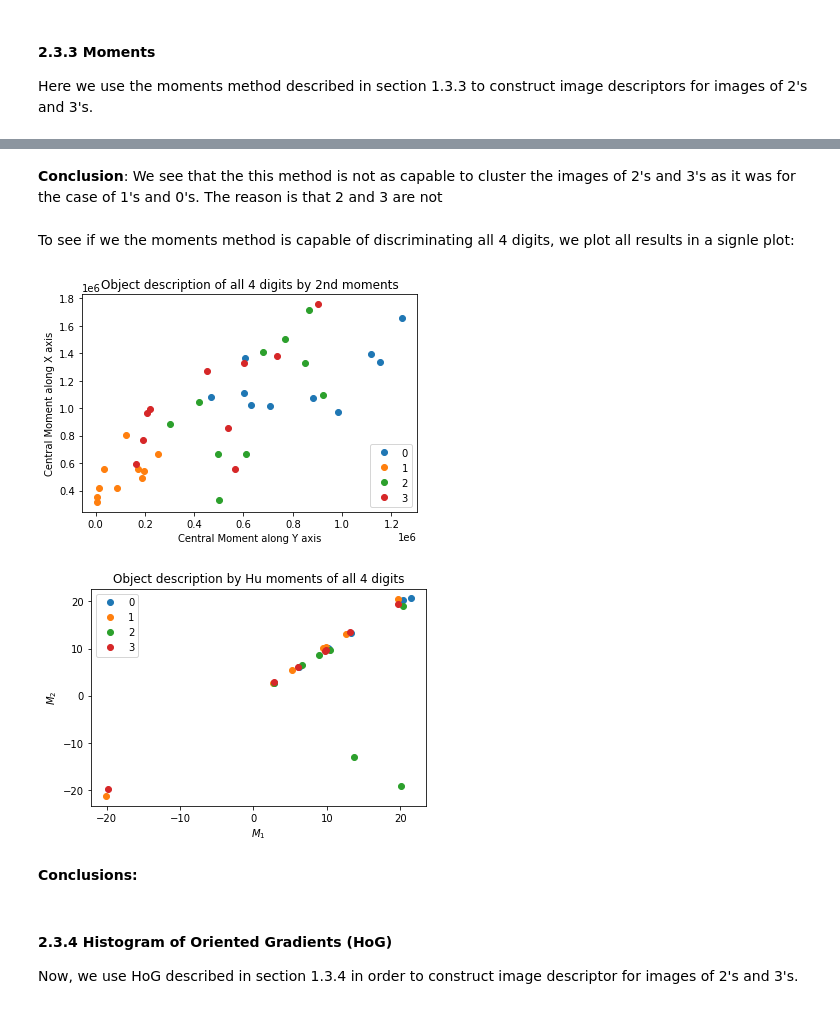
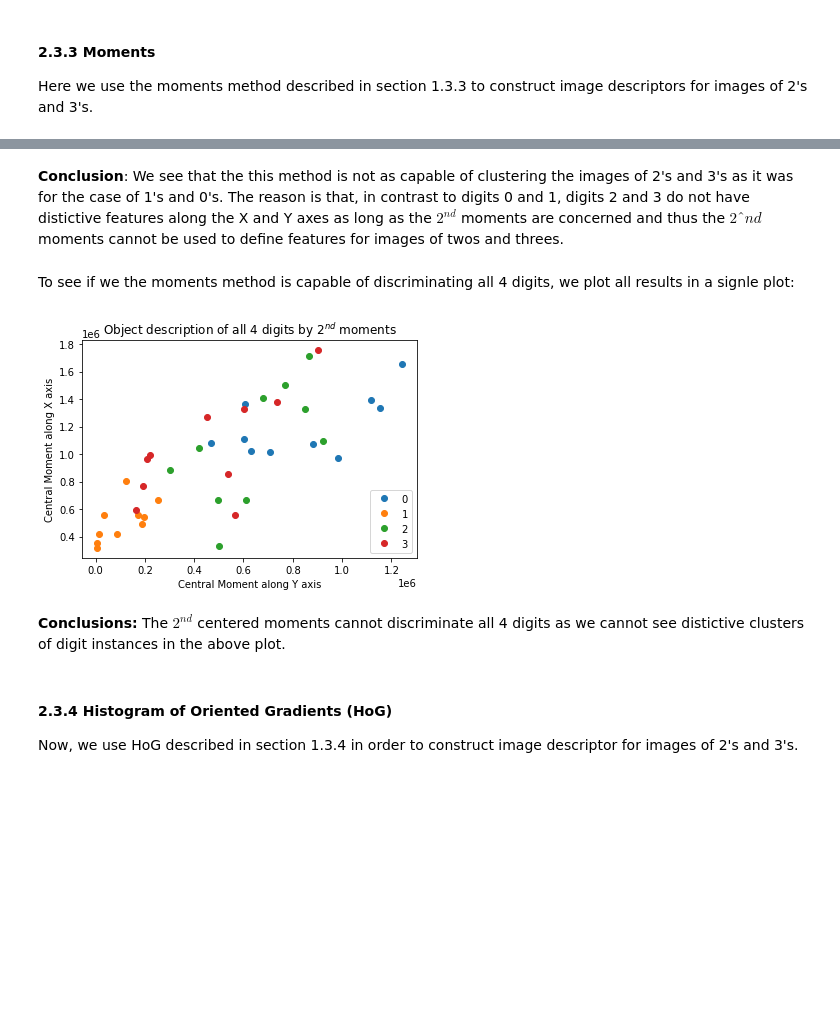
Before and after one commit to dhruti96shah/iapr-2020, a Jupyter notebook: labs/lab_02_object_description_zahra.ipynb, the cells around one changed output, grey strips where cells are left out. Drawn from its saved outputs; the diff is of its cells as text; code cells hidden in the pictures; blank space fills up the shorter version.

```diff
--- a/labs/lab_02_object_description_zahra.ipynb
+++ b/labs/lab_02_object_description_zahra.ipynb
@@ -290,12 +269,10 @@ Add your implementations and discussions here
 Here we use the moments method described in section 1.3.3 to construct image descriptors for images of 2's and 3's.
 # %%
 # Compute the 2nd order centerd moments for twos
-centered_moments_vec_twos, M_twos = compute_moments(twos_im)
-M_twos_ = np.reshape(M_twos,(10,7))
+centered_moments_vec_twos = compute_moments(twos_im)
 
 # Compute the 2nd order centerd moments for threes
-centered_moments_vec_threes, M_threes = compute_moments(threes_im)
-M_threes_ = np.reshape(M_threes,(10,7))
+centered_moments_vec_threes = compute_moments(threes_im)
 
 # Plot the centered moments resutls
 twos_c = plt.plot(centered_moments_vec_twos[0],centered_moments_vec_twos[1],"o",label="2")
@@ -303,19 +280,8 @@ threes_c  = plt.plot(centered_moments_vec_threes [0],centered_moments_vec_threes
 
 plt.xlabel('Central Moment along Y axis')
 plt.ylabel('Central Moment along X axis')
-plt.title('Object description by 2nd moments')
+plt.title('Object description by $2^{nd}$ moments')
 plt.legend(loc=4)
 
 plt.show()
-
-# Plot the Hu moments resutls
-twos_hu = plt.plot(M_twos_[0],M_twos_[1],"o",label="2")
-threes_hu  = plt.plot(M_threes_[0],M_threes_[1],"o",label="3")
-
-plt.xlabel('$M_{1}$')
-plt.ylabel('$M_{2}$')
-plt.title('Object description by Hu moments')
-plt.legend(loc=4)
-
-plt.show()
 # %% [output]
@@ -324,38 +289,24 @@ plt.show()
 # %% [markdown]
-__Conclusion__: We see that the this method is not as capable to cluster the images of 2's and 3's as it was for the case of 1's and 0's. The reason is that 2 and 3 are not
+__Conclusion__: We see that the this method is not as capable of clustering the images of 2's and 3's as it was for the case of 1's and 0's. The reason is that, in contrast to digits 0 and 1, digits 2 and 3 do not have distictive features along the X and Y axes as long as the $2^{nd}$ moments are concerned and thus the $2ˆ{nd}$ moments cannot be used to define features for images of twos and threes.
 # %% [markdown]
 To see if we the moments method is capable of discriminating all 4 digits, we plot all results in a signle plot:
 # %%
 # Plot the centered moments resutls
 zeros_c = plt.plot(centered_moments_vec_zeros[0],centered_moments_vec_zeros[1],"o",label="0")
 ones_c  = plt.plot(centered_moments_vec_ones [0],centered_moments_vec_ones [1],"o",label="1")
 twos_c = plt.plot(centered_moments_vec_twos[0],centered_moments_vec_twos[1],"o",label="2")
 threes_c  = plt.plot(centered_moments_vec_threes [0],centered_moments_vec_threes [1],"o",label="3")
 
 plt.xlabel('Central Moment along Y axis')
 plt.ylabel('Central Moment along X axis')
-plt.title('Object description of all 4 digits by 2nd moments')
+plt.title('Object description of all 4 digits by $2^{nd}$ moments')
 plt.legend(loc=4)
 
 plt.show()
-
-# Plot the Hu moments resutls
-zeros_hu = plt.plot(M_zeros_[0],M_zeros_[1],"o",label="0")
-ones_hu  = plt.plot(M_ones_[0],M_ones_[1],"o",label="1")
-twos_hu = plt.plot(M_twos_[0],M_twos_[1],"o",label="2")
-threes_hu  = plt.plot(M_threes_[0],M_threes_[1],"o",label="3")
-
-plt.xlabel('$M_{1}$')
-plt.ylabel('$M_{2}$')
-plt.title('Object description by Hu moments of all 4 digits')
-plt.legend(loc=2)
-
-plt.show()
 # %% [output]
-[figure, old version]
+[figure, new version]
-[figure, removed]
-# %% [markdown]
-__Conclusions:__
+# %% [markdown]
+__Conclusions:__ The $2^{nd}$ centered moments cannot discriminate all 4 digits as we cannot see distictive clusters of digit instances in the above plot.
 # %% [markdown]
 #### 2.3.4 Histogram of Oriented Gradients (HoG)
 
```
Also changed, not shown: parts of 11 cells of this notebook.
